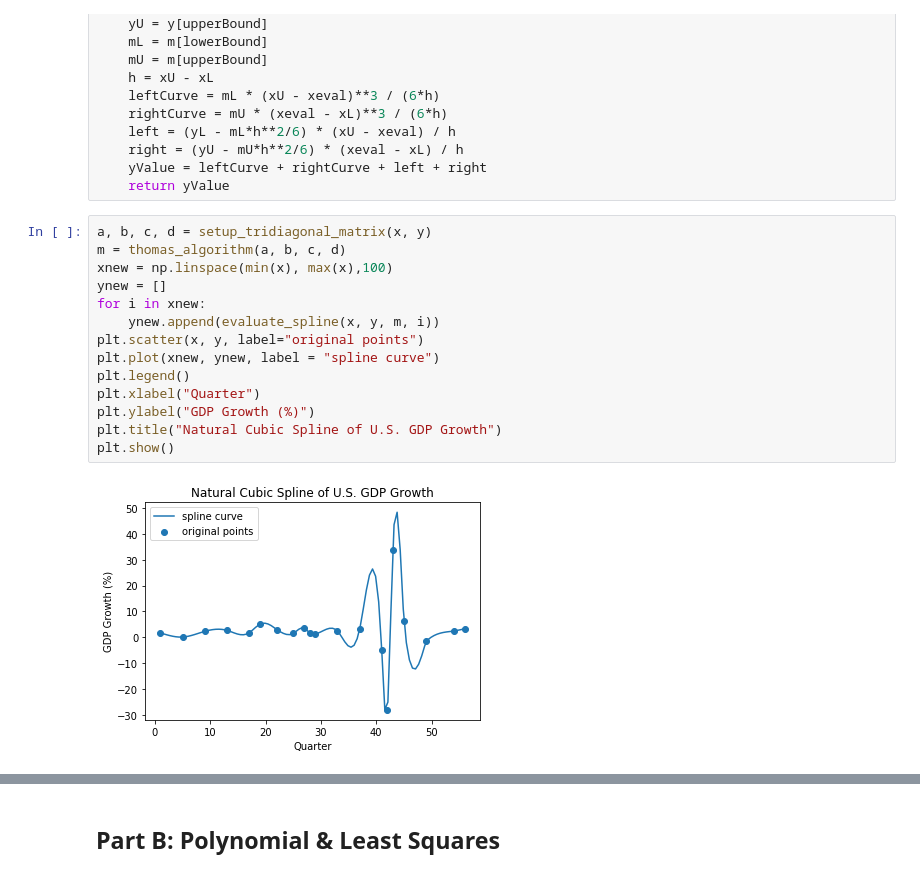
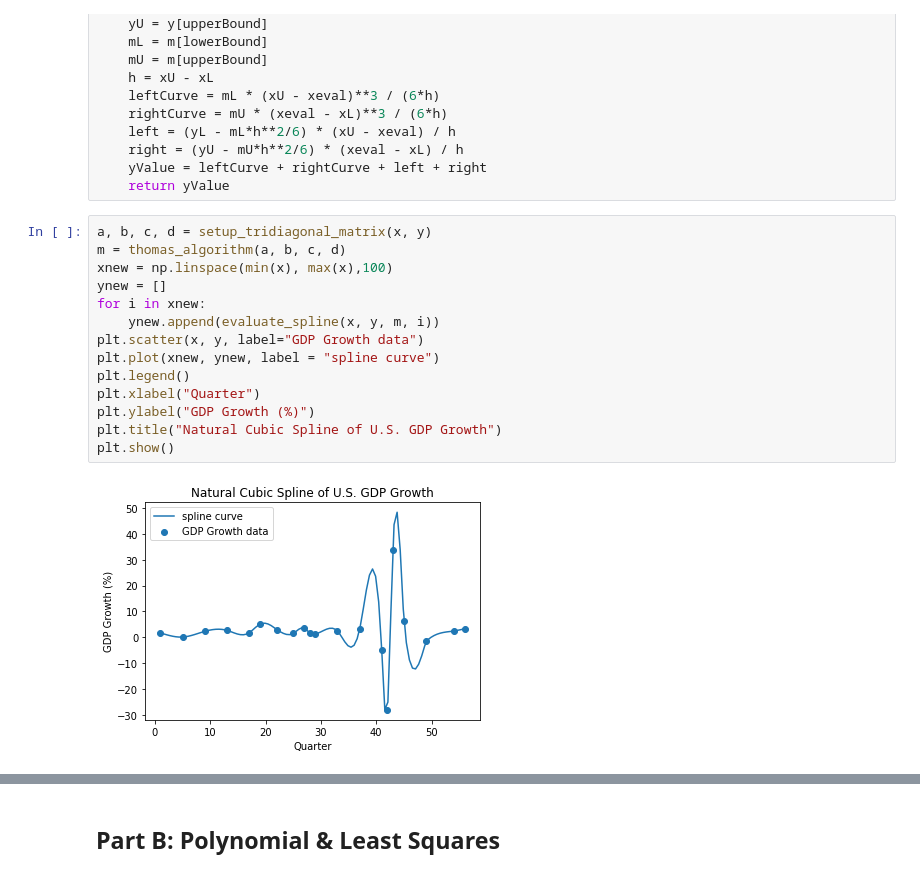
Before and after one commit to pressleywelsh/coe311k, a Jupyter notebook: Midterm Project/gdp_project.ipynb, the cells around one changed output, grey strips where cells are left out. Saved outputs shown, nothing was run; the diff lists cells and outputs as text.

```diff
--- a/Midterm Project/gdp_project.ipynb
+++ b/Midterm Project/gdp_project.ipynb
@@ -79,19 +79,19 @@ def evaluate_spline(x, y, m, xeval):
 # %%
 a, b, c, d = setup_tridiagonal_matrix(x, y)
 m = thomas_algorithm(a, b, c, d)
 xnew = np.linspace(min(x), max(x),100)
 ynew = []
 for i in xnew:
     ynew.append(evaluate_spline(x, y, m, i))
-plt.scatter(x, y, label="original points")
+plt.scatter(x, y, label="GDP Growth data")
 plt.plot(xnew, ynew, label = "spline curve")
 plt.legend()
 plt.xlabel("Quarter")
 plt.ylabel("GDP Growth (%)")
 plt.title("Natural Cubic Spline of U.S. GDP Growth")
 plt.show()
 # %% [output]
-[figure, old version]
+[figure, new version]
 # %% [markdown]
 We are solving for the second derivative at each point. With 20 data points, there are 18 unknowns because natural spline boundary gives that the second derivative at the endpoints is zero. At each interior knot, it is required that the spline satisfies: the continuity of the function, the first derivative, and the second derivative match. This means each segment matches in value, slope, and concavity.
 The interpolant is visually smooth in most regions of the graph; however, in the COVID-19 region, large oscillation is exhibited between points. This is due to the spline trying to interpolate these outlier points, leading to an unrealistic curve in the graph. As a result, the graph is not a fully accurate or reasonable representation of data in these areas.
```
Also changed, not shown: parts of 7 cells of this notebook.
